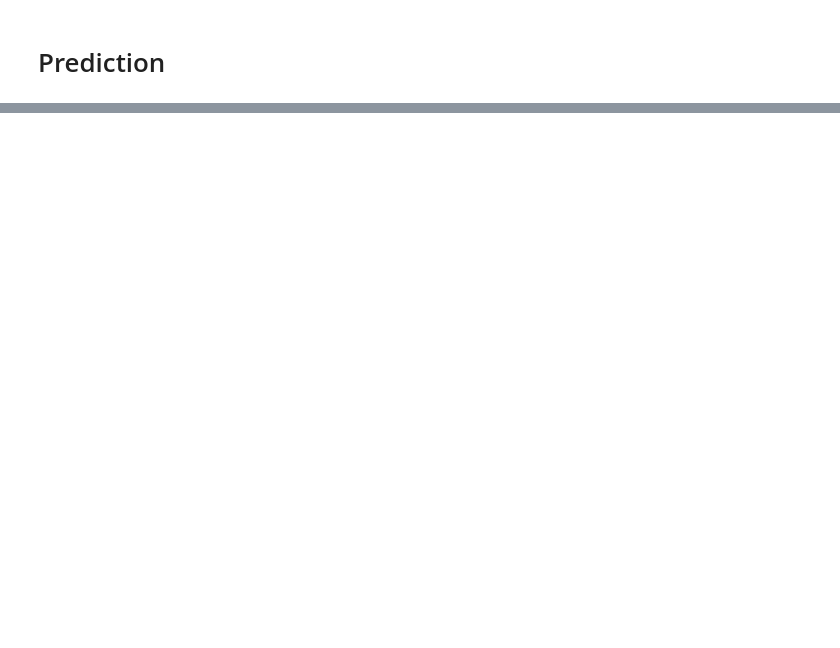
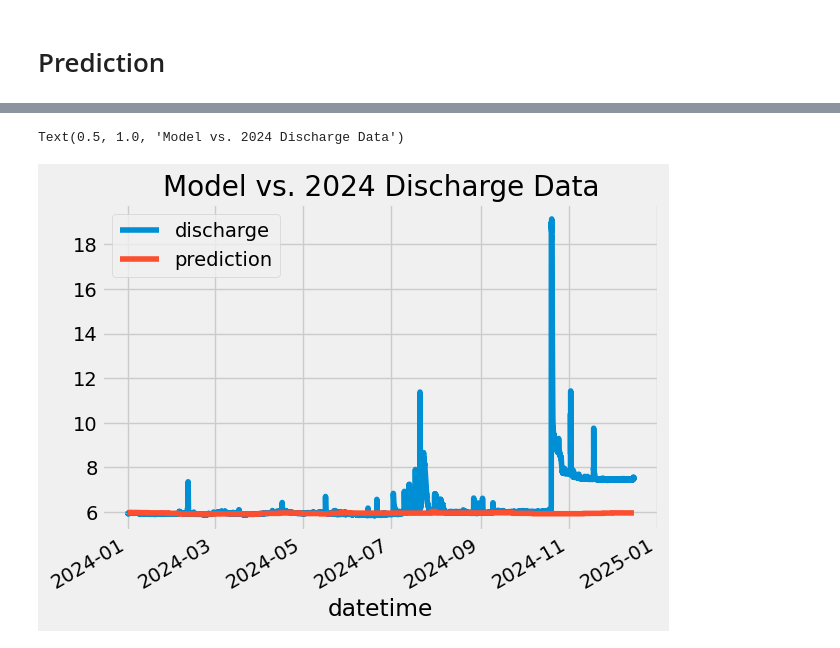
Before and after one commit to drpafowler/SpringRiver, a Jupyter notebook: eda.ipynb, the cells around one changed output, grey strips where cells are left out. Drawn from its saved outputs; the diff is of its cells as text; code cells hidden in the pictures; blank space fills up the shorter version.

```diff
--- a/eda.ipynb
+++ b/eda.ipynb
@@ -290,0 +331,7 @@ ImportError: sklearn needs to be installed in order to use this module
+# %%
+predicted_2024 = test[test['year'] == 2024]
+predicted_2024.plot(y=['discharge', 'prediction'])
+plt.title('Model vs. 2024 Discharge Data')
+# %% [output]
+Text(0.5, 1.0, 'Model vs. 2024 Discharge Data')
+[figure, added]
```
Also changed, not shown: parts of 16 cells of this notebook.
